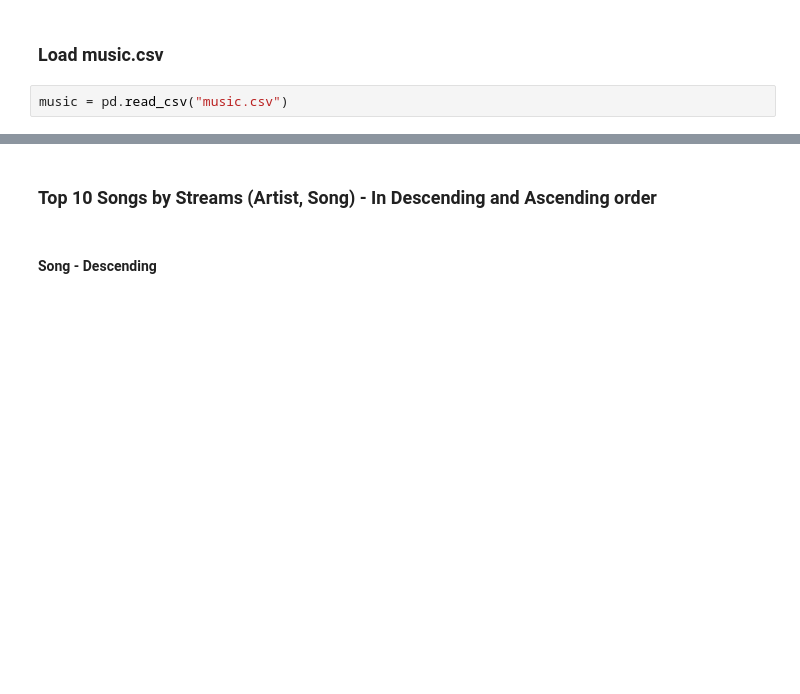
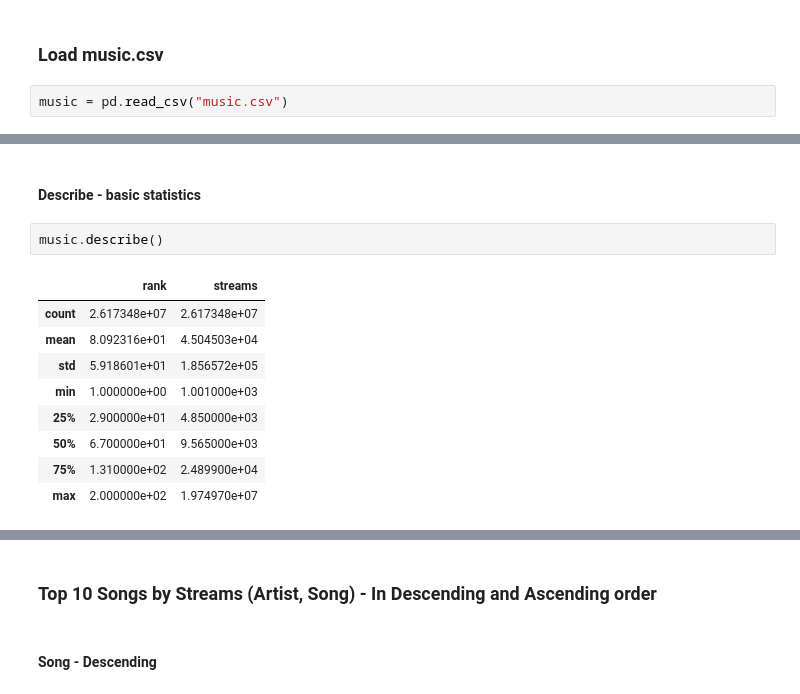
Before and after one commit to NastyaGolovina/Music_Recommendations_Dashboard, a Jupyter notebook: main_notebook.ipynb, the cells around one changed output, grey strips where cells are left out. Saved outputs shown, nothing was run; the diff lists cells and outputs as text; blank space fills up the shorter version.

```diff
--- a/main_notebook.ipynb
+++ b/main_notebook.ipynb
@@ -12,0 +58,14 @@ music = pd.read_csv("music.csv")
+# %% [markdown]
+#### Describe - basic statistics
+# %%
+music.describe()
+# %% [output]
+|  | rank | streams |
+| count | 2.617348e+07 | 2.617348e+07 |
+| mean | 8.092316e+01 | 4.504503e+04 |
+| std | 5.918601e+01 | 1.856572e+05 |
+| min | 1.000000e+00 | 1.001000e+03 |
+| 25% | 2.900000e+01 | 4.850000e+03 |
+| 50% | 6.700000e+01 | 9.565000e+03 |
+| 75% | 1.310000e+02 | 2.489900e+04 |
+| max | 2.000000e+02 | 1.974970e+07 |
```
Also changed, not shown: parts of 19 cells of this notebook.
